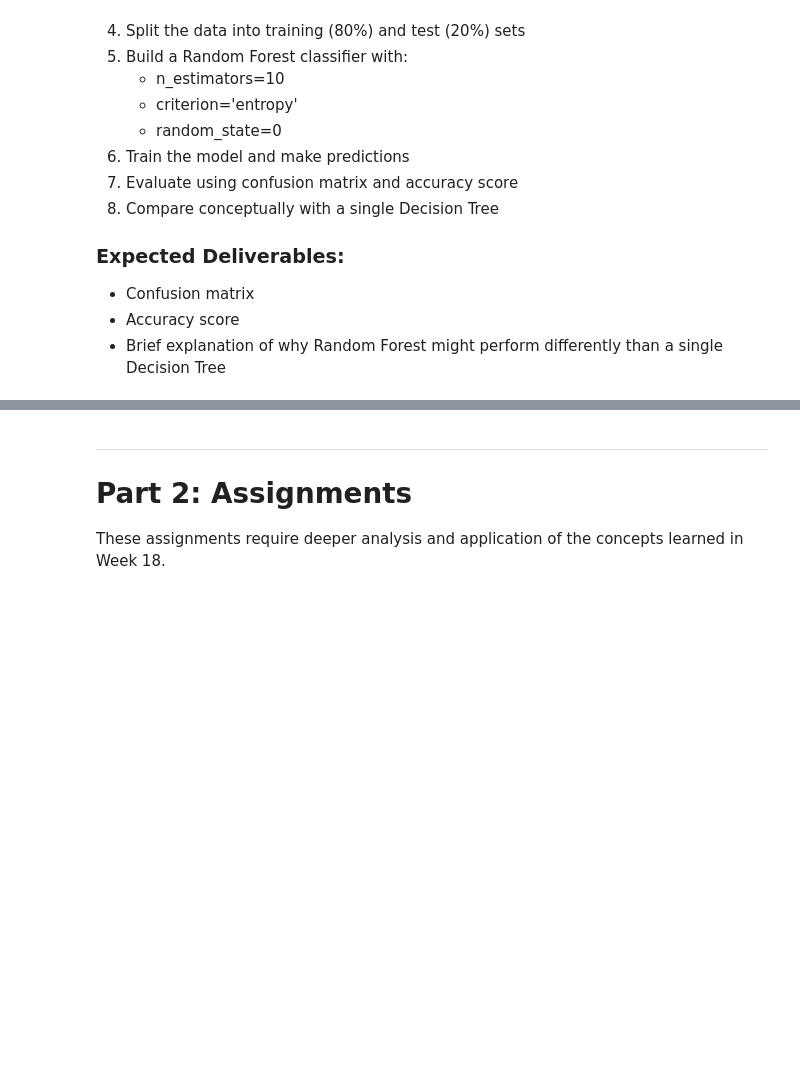
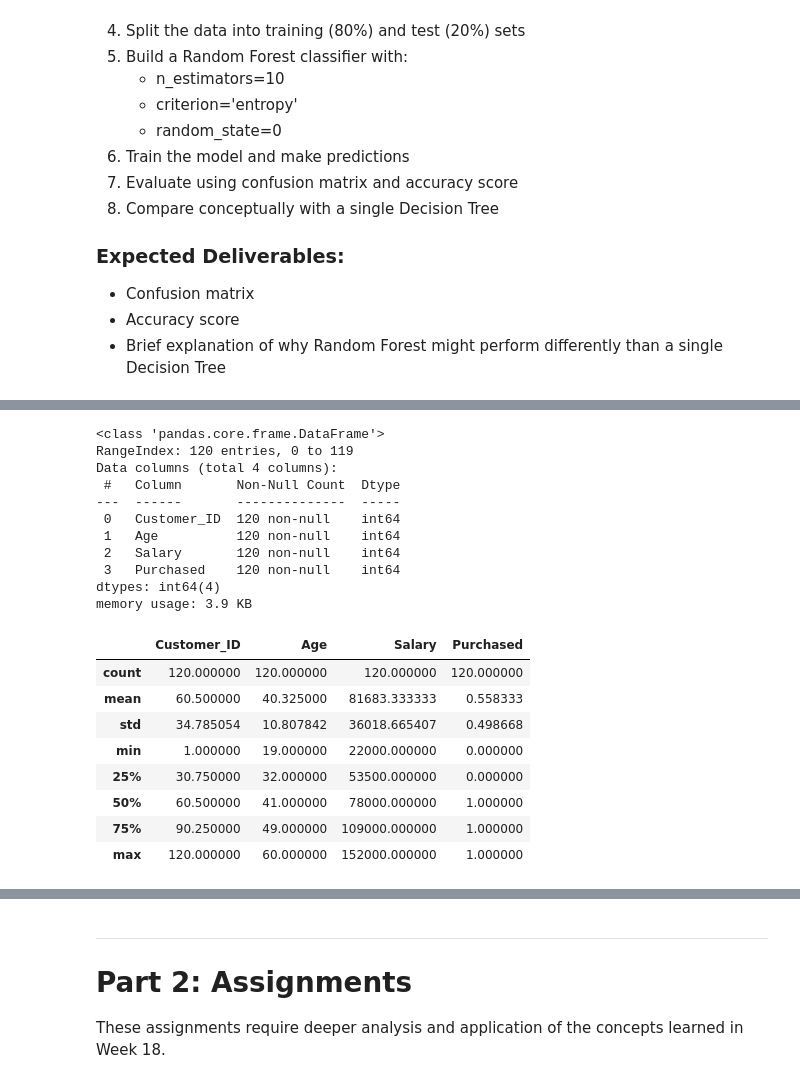
Before and after one commit to Blessing-Ekeh/dataraflow-week18-Classification--II-Decision-Trees-Random-Forests, a Jupyter notebook: Take Home.ipynb, the cells around one changed output, grey strips where cells are left out. Drawn from its saved outputs; the diff is of its cells as text; code cells hidden in the pictures; blank space fills up the shorter version.

```diff
--- a/Take Home.ipynb
+++ b/Take Home.ipynb
@@ -83,0 +195,24 @@ These tasks are designed to test your understanding of the fundamental concepts
+# %%
+task2_data.info()
+task2_data.describe()
+# %% [output]
+<class 'pandas.core.frame.DataFrame'>
+RangeIndex: 120 entries, 0 to 119
+Data columns (total 4 columns):
+ #   Column       Non-Null Count  Dtype
+---  ------       --------------  -----
+ 0   Customer_ID  120 non-null    int64
+ 1   Age          120 non-null    int64
+ 2   Salary       120 non-null    int64
+ 3   Purchased    120 non-null    int64
+dtypes: int64(4)
+memory usage: 3.9 KB
+|  | Customer_ID | Age | Salary | Purchased |
+| count | 120.000000 | 120.000000 | 120.000000 | 120.000000 |
+| mean | 60.500000 | 40.325000 | 81683.333333 | 0.558333 |
+| std | 34.785054 | 10.807842 | 36018.665407 | 0.498668 |
+| min | 1.000000 | 19.000000 | 22000.000000 | 0.000000 |
+| 25% | 30.750000 | 32.000000 | 53500.000000 | 0.000000 |
+| 50% | 60.500000 | 41.000000 | 78000.000000 | 1.000000 |
+| 75% | 90.250000 | 49.000000 | 109000.000000 | 1.000000 |
+| max | 120.000000 | 60.000000 | 152000.000000 | 1.000000 |
```
Also changed, not shown: parts of 19 cells of this notebook.
